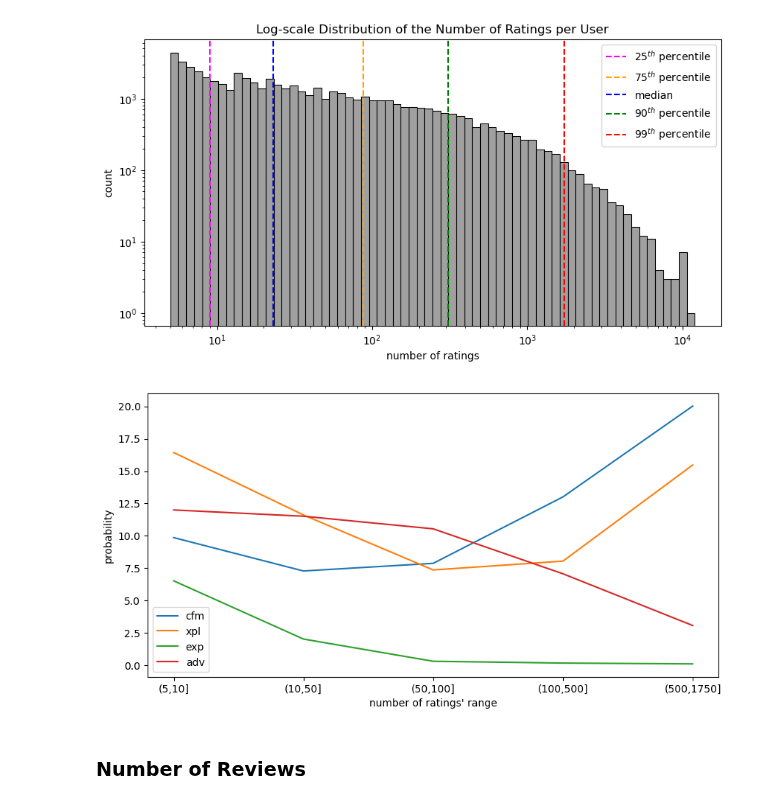
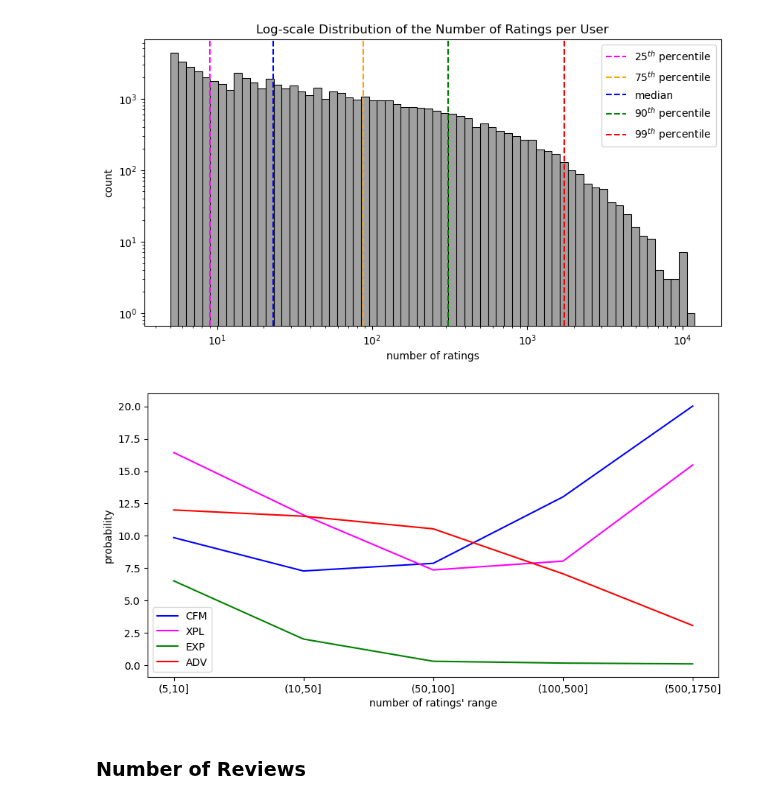
Before and after one commit to epfl-ada/ada-2022-project-analyteam, a Jupyter notebook: ratings_reviews_analysis.ipynb, the cells around one changed output. Saved outputs shown, nothing was run; the diff lists cells and outputs as text; code cells hidden in the pictures.

```diff
--- a/ratings_reviews_analysis.ipynb
+++ b/ratings_reviews_analysis.ipynb
@@ -21,6 +30,13 @@ users_df.describe()
 | 50% | 23.000000 | 1.000000 | -1.085113 | -0.413928 | 0.043478 | 0.017544 | 0.000000 | 0.000000 | 0.000000 | 0.000000 |
 | 75% | 88.000000 | 10.000000 | -0.680349 | -0.331429 | 0.125000 | 0.095238 | 0.000000 | 0.000000 | 0.000000 | 0.000000 |
 | max | 12046.000000 | 8970.000000 | -0.003932 | 0.000000 | 1.000000 | 1.000000 | 1.000000 | 1.000000 | 1.000000 | 1.000000 |
+# %%
+CMAP = {
+    "CFM": "blue",
+    "XPL": "magenta",
+    "EXP": "green",
+    "ADV": "red"
+}
 # %% [markdown]
 ### Number of Ratings
 # %%
@@ -40,42 +56,43 @@ ax.legend();
 # %%
 n_ratings_intervals = [users_df.n_ratings.min(), 10, 50, 100, 500, 1750]
 
 percs={
-    "cfm_p": [],
-    "xpl_p": [],
-    "exp_p": [],
-    "adv_p": []
+    "CFM_p": [],
+    "XPL_p": [],
+    "EXP_p": [],
+    "ADV_p": []
 }
 bounds=[]
 
 for i in range(1, len(n_ratings_intervals)):
     if i == 1:
         lowerbound = users_df.n_ratings.min()
     else:
         lowerbound = n_ratings_intervals[i-1]
     upperbound = n_ratings_intervals[i]
     bounds.append("(%d,%d]"%(lowerbound, upperbound))
 
     users_in_interval_df = users_df.query("@lowerbound < n_ratings and n_ratings <= @upperbound")
 
-    percs["cfm_p"].append(users_in_interval_df['is_cfm'].mean()*100)
-    percs["exp_p"].append(users_in_interval_df['is_exp'].mean()*100)
-    percs["xpl_p"].append(users_in_interval_df['is_xpl'].mean()*100)
-    percs["adv_p"].append(users_in_interval_df['is_adv'].mean()*100)
+    percs["CFM_p"].append(users_in_interval_df['is_cfm'].mean()*100)
+    percs["EXP_p"].append(users_in_interval_df['is_exp'].mean()*100)
+    percs["XPL_p"].append(users_in_interval_df['is_xpl'].mean()*100)
+    percs["ADV_p"].append(users_in_interval_df['is_adv'].mean()*100)
 
 p_by_n_ratings_df = pd.DataFrame(
     data={"bounds": bounds,
-          "cfm_p": percs["cfm_p"],
-          "xpl_p": percs["xpl_p"],
-          "exp_p": percs["exp_p"],
-          "adv_p": percs["adv_p"]
+          "CFM_p": percs["CFM_p"],
+          "XPL_p": percs["XPL_p"],
+          "EXP_p": percs["EXP_p"],
+          "ADV_p": percs["ADV_p"]
           })
 
 fig, ax = plt.subplots(1, 1, figsize=(10, 5))
 for name in percs.keys():
-    sns.lineplot(data=p_by_n_ratings_df, y=name, x=p_by_n_ratings_df.bounds, ax=ax)
+    catname = name.split("_")[0]
+    sns.lineplot(data=p_by_n_ratings_df, y=name, x=p_by_n_ratings_df.bounds, ax=ax, label=catname, color=CMAP[catname])
 ax.set_xlabel("number of ratings' range")
 ax.set_ylabel("probability")
-ax.legend(labels=["cfm", "xpl", "exp", "adv"]);
+ax.legend();
 # %% [output]
-[figure, old version]
+[figure, new version]
```
Also changed, not shown: parts of 4 cells of this notebook, 1 other file.
